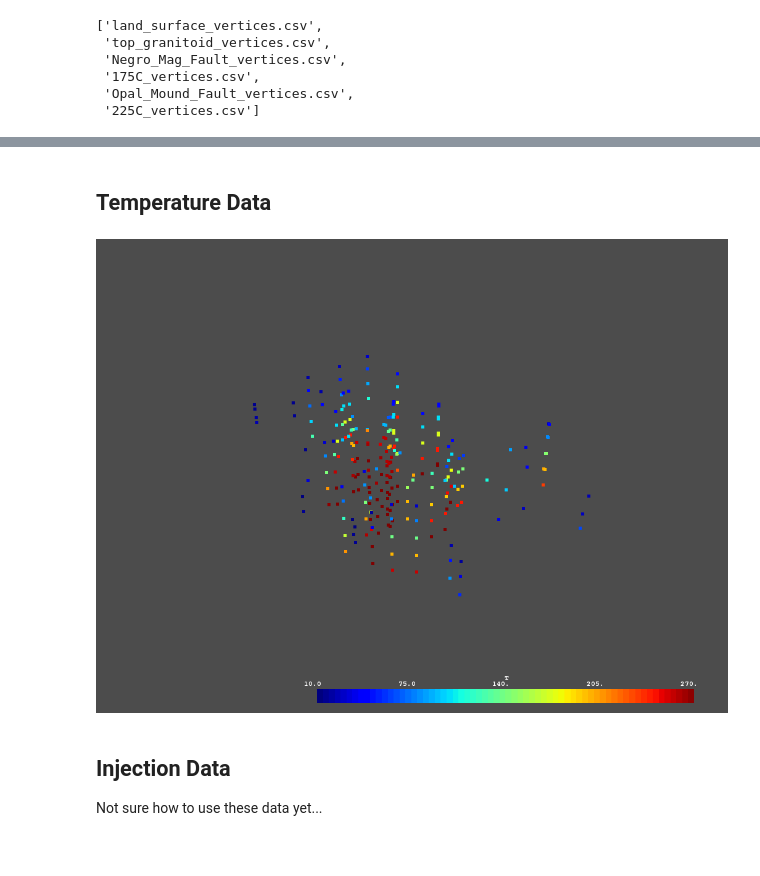
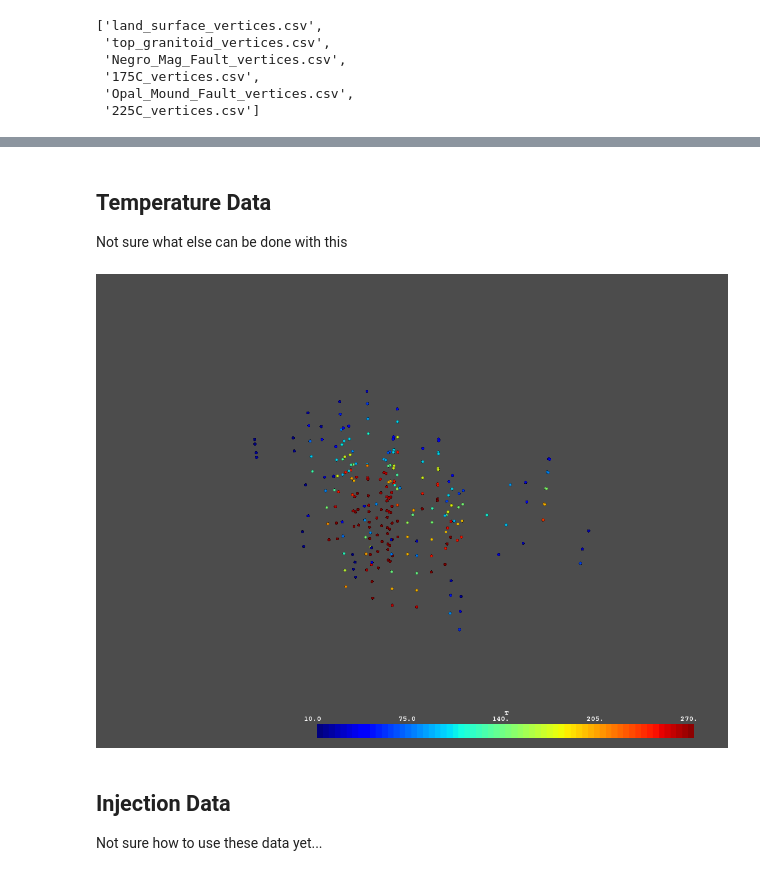
Before and after one commit to OpenGeoVis/GeothermalDesignChallenge, a Jupyter notebook: codebooks/File IO.ipynb, the cells around one changed output, grey strips where cells are left out. Saved outputs shown, nothing was run; the diff lists cells and outputs as text; code cells hidden in the pictures.

```diff
--- a/codebooks/File IO.ipynb
+++ b/codebooks/File IO.ipynb
@@ -109,15 +96,17 @@ surfaces['top_granitoid'].plot(show_edges=False)#.save('top_granitoid.vtk')
-# %% [markdown]
-## Temperature Data
+# %% [markdown]
+## Temperature Data
+
+Not sure what else can be done with this
 # %%
 # Temperature data
 temp = PVGeo.pointsToPolyData(
         pd.read_csv(
             gdc19.get_temperature_path('well_based_temperature.csv')
             )
         )
-temp.plot(notebook=True)
+temp.plot(notebook=True, render_points_as_spheres=True)
 # %% [output]
-[figure, old version]
+[figure, new version]
 # %% [markdown]
 ## Injection Data
 
```
Also changed, not shown: parts of 18 cells of this notebook, 4 other files.
